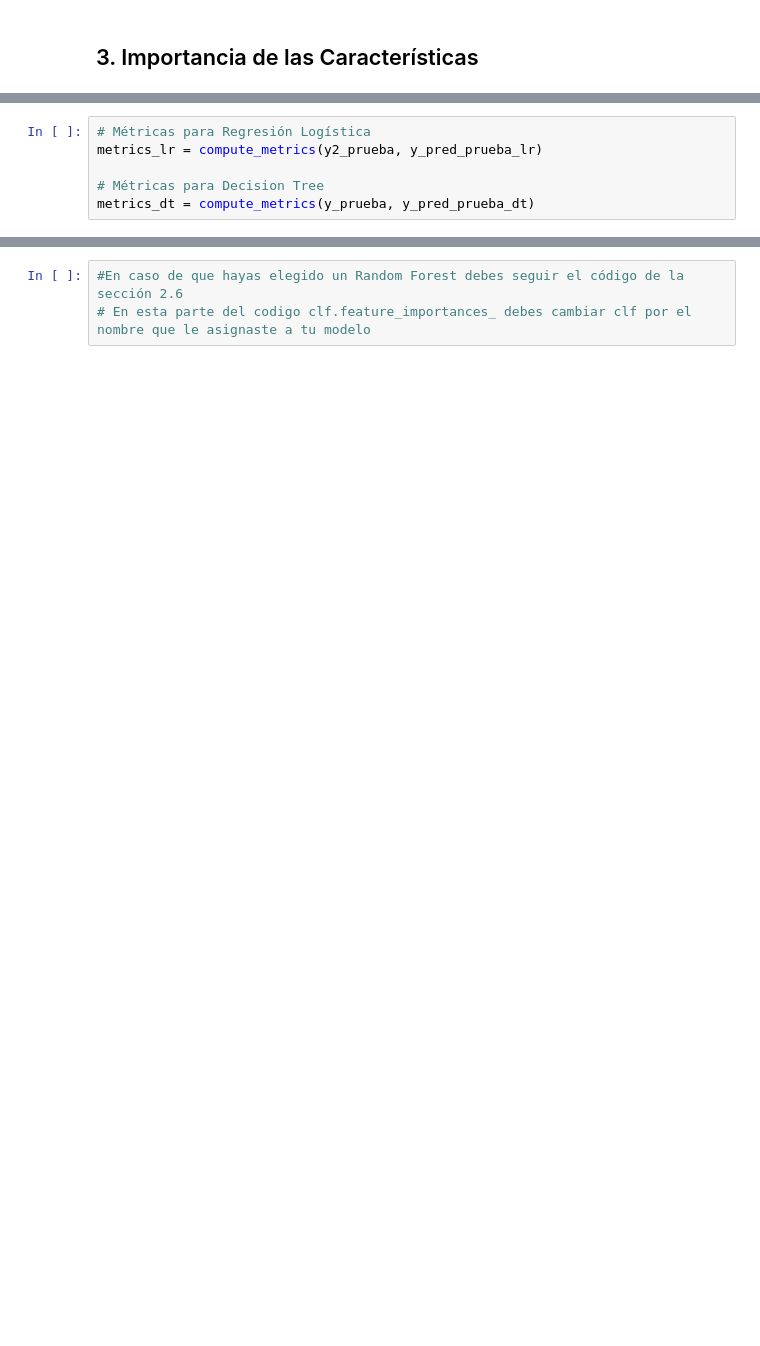
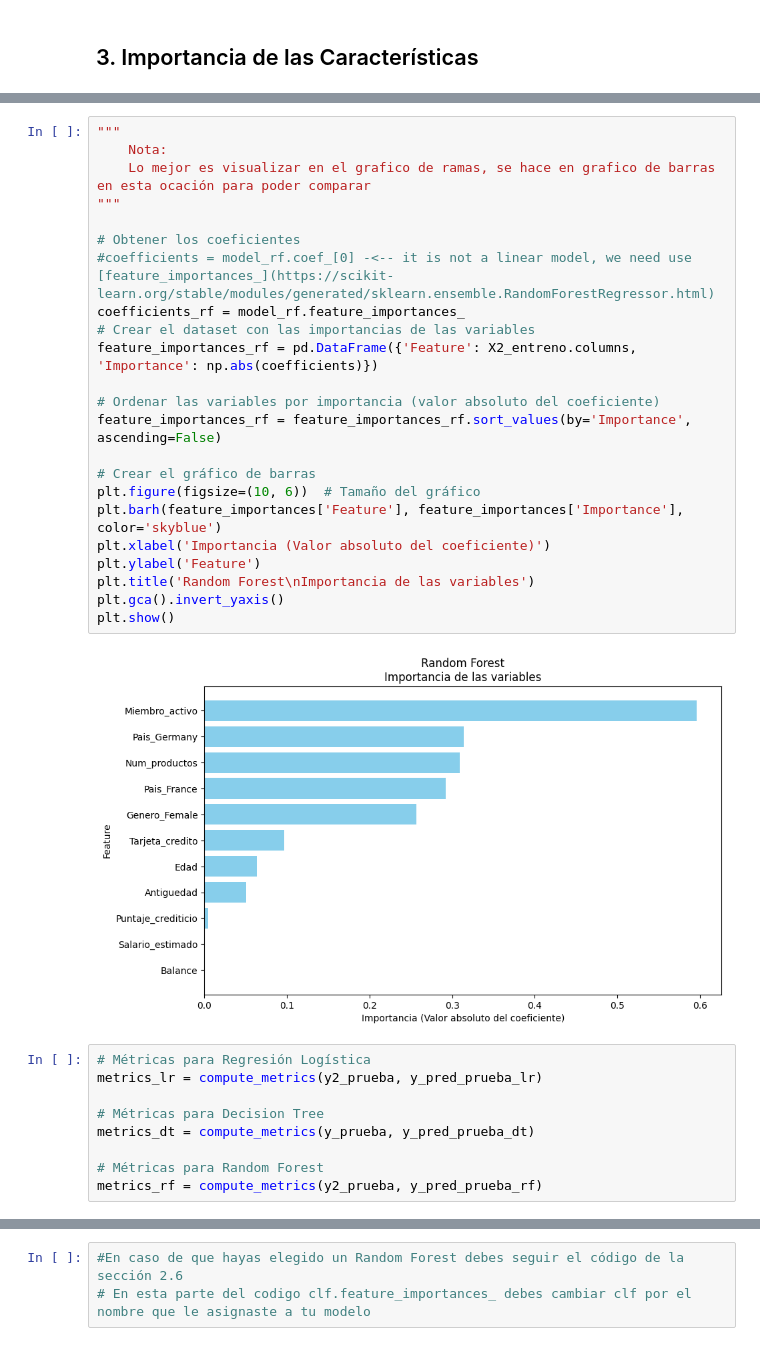
Before and after one commit to nivachasa/Reto_Bootcamp, a Jupyter notebook: Reto_Bootcamp.ipynb, the cells around one changed output, grey strips where cells are left out. Saved outputs shown, nothing was run; the diff lists cells and outputs as text; blank space fills up the shorter version.

```diff
--- a/Reto_Bootcamp.ipynb
+++ b/Reto_Bootcamp.ipynb
@@ -1050,9 +1053,37 @@ plt.show()
+# %%
+"""
+    Nota:
+    Lo mejor es visualizar en el grafico de ramas, se hace en grafico de barras en esta ocación para poder comparar
+"""
+
+# Obtener los coeficientes
+#coefficients = model_rf.coef_[0] -<-- it is not a linear model, we need use [feature_importances_](https://scikit-learn.org/stable/modules/generated/sklearn.ensemble.RandomForestRegressor.html)
+coefficients_rf = model_rf.feature_importances_
+# Crear el dataset con las importancias de las variables
+feature_importances_rf = pd.DataFrame({'Feature': X2_entreno.columns, 'Importance': np.abs(coefficients)})
+
+# Ordenar las variables por importancia (valor absoluto del coeficiente)
+feature_importances_rf = feature_importances_rf.sort_values(by='Importance', ascending=False)
+
+# Crear el gráfico de barras
+plt.figure(figsize=(10, 6))  # Tamaño del gráfico
+plt.barh(feature_importances['Feature'], feature_importances['Importance'], color='skyblue')
+plt.xlabel('Importancia (Valor absoluto del coeficiente)')
+plt.ylabel('Feature')
+plt.title('Random Forest\nImportancia de las variables')
+plt.gca().invert_yaxis()
+plt.show()
+# %% [output]
+[figure, added]
 # %%
 # Métricas para Regresión Logística
 metrics_lr = compute_metrics(y2_prueba, y_pred_prueba_lr)
 
 # Métricas para Decision Tree
 metrics_dt = compute_metrics(y_prueba, y_pred_prueba_dt)
+
+# Métricas para Random Forest
+metrics_rf = compute_metrics(y2_prueba, y_pred_prueba_rf)
 # %%
 # Creación de un DataFrame unificado con las métricas de cada modelo construido
 models_summary = pd.DataFrame({
```
Also changed, not shown: parts of 8 cells of this notebook.
